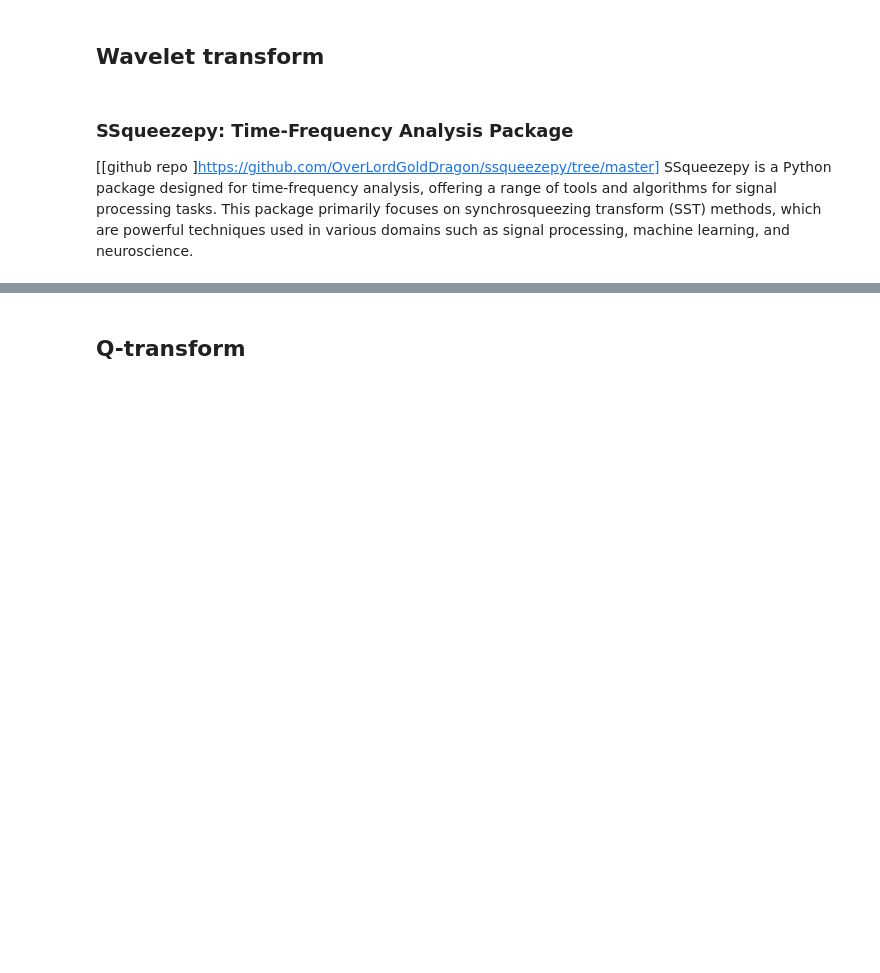
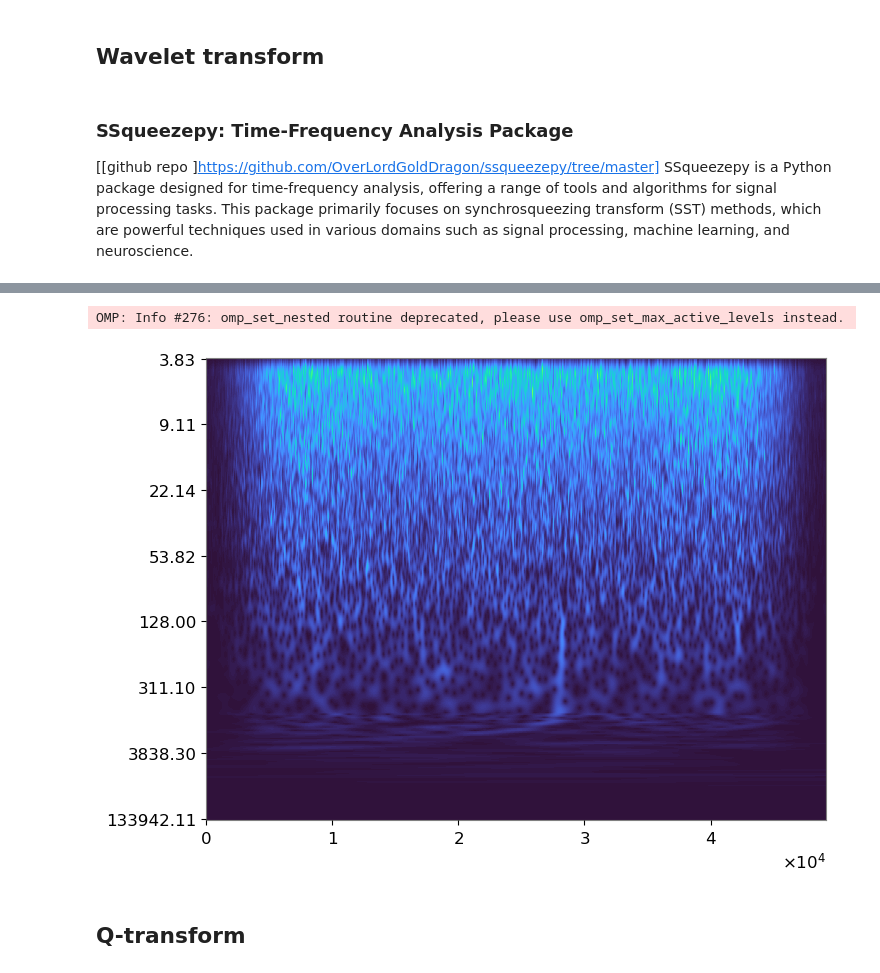
Before and after one commit to elenacuoco/ET-MDC-Tutorials, a Jupyter notebook: notebooks/Time-Frequency.ipynb, the cells around one changed output, grey strips where cells are left out. Cells and saved outputs as stored; diff of their text form; code cells hidden in the pictures; blank space fills up the shorter version.

```diff
--- a/notebooks/Time-Frequency.ipynb
+++ b/notebooks/Time-Frequency.ipynb
@@ -190,14 +232,29 @@ SSqueezepy is a Python package designed for time-frequency analysis, offering a
 # %%
-from ssqueezepy import cwt
-from ssqueezepy import imshow
+from ssqueezepy import cwt  # Import the continuous wavelet transform function from the ssqueezepy package
+from ssqueezepy import imshow  # Import the imshow function from the ssqueezepy package
 
-def prepareImage_cwt(y,fs):
-    Wx,scales=cwt(y,'morlet')
-    imshow(Wx,yticks=scales,abs=1)
+def prepareImage_cwt(y, fs):
+    """
+    Compute and visualize the continuous wavelet transform (CWT) of a given signal.
 
+    Parameters:
+    - y: The input signal to be analyzed.
+    - fs: The sampling frequency of the signal.
 
+    Returns:
+    None
+    """
+    # Compute the continuous wavelet transform (CWT) using the Morlet wavelet
+    Wx, scales = cwt(y, 'morlet')
 
-prepareImage_cwt(hw_norm,fs)
+    # Visualize the CWT coefficients using imshow
+    imshow(Wx, yticks=scales, abs=1)
+
+# Call the function to prepare and visualize the CWT of the input signal
+prepareImage_cwt(hw_norm, fs)
+# %% [output]
+OMP: Info #276: omp_set_nested routine deprecated, please use omp_set_max_active_levels instead.
+[figure, added]
 # %% [markdown]
 ##  Q-transform
 # %% [markdown]
```
Also changed, not shown: parts of 8 cells of this notebook.
